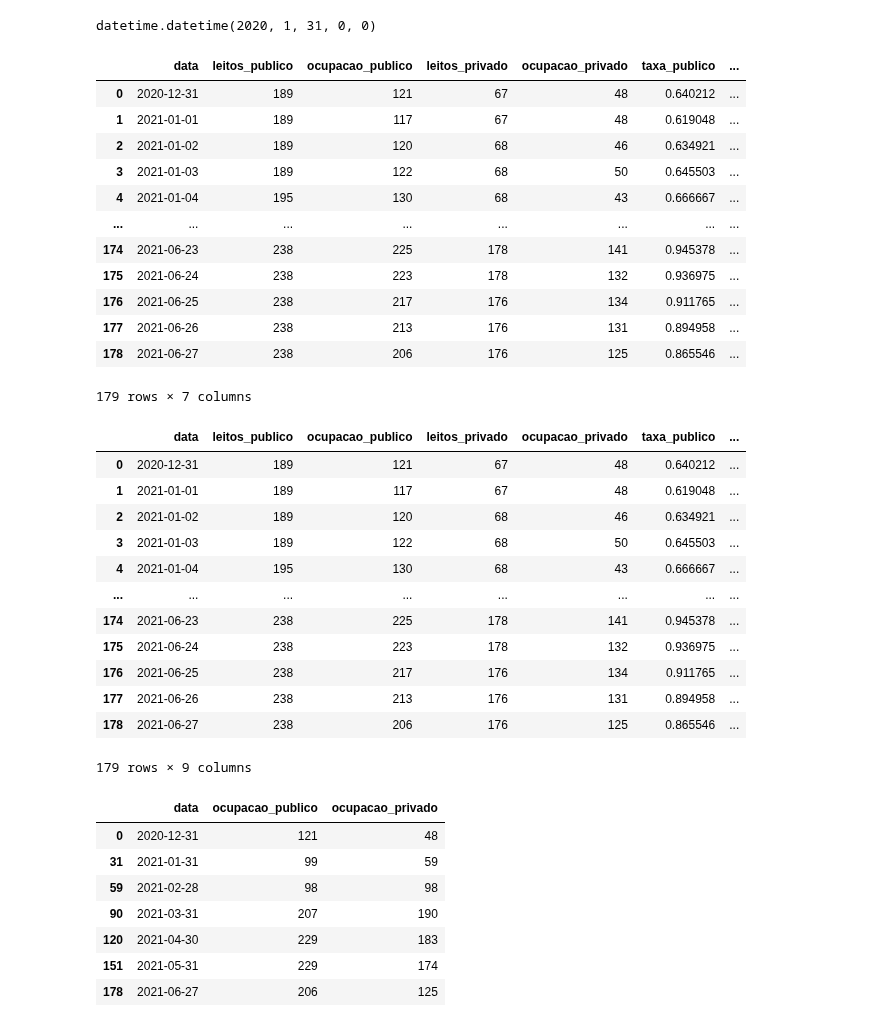
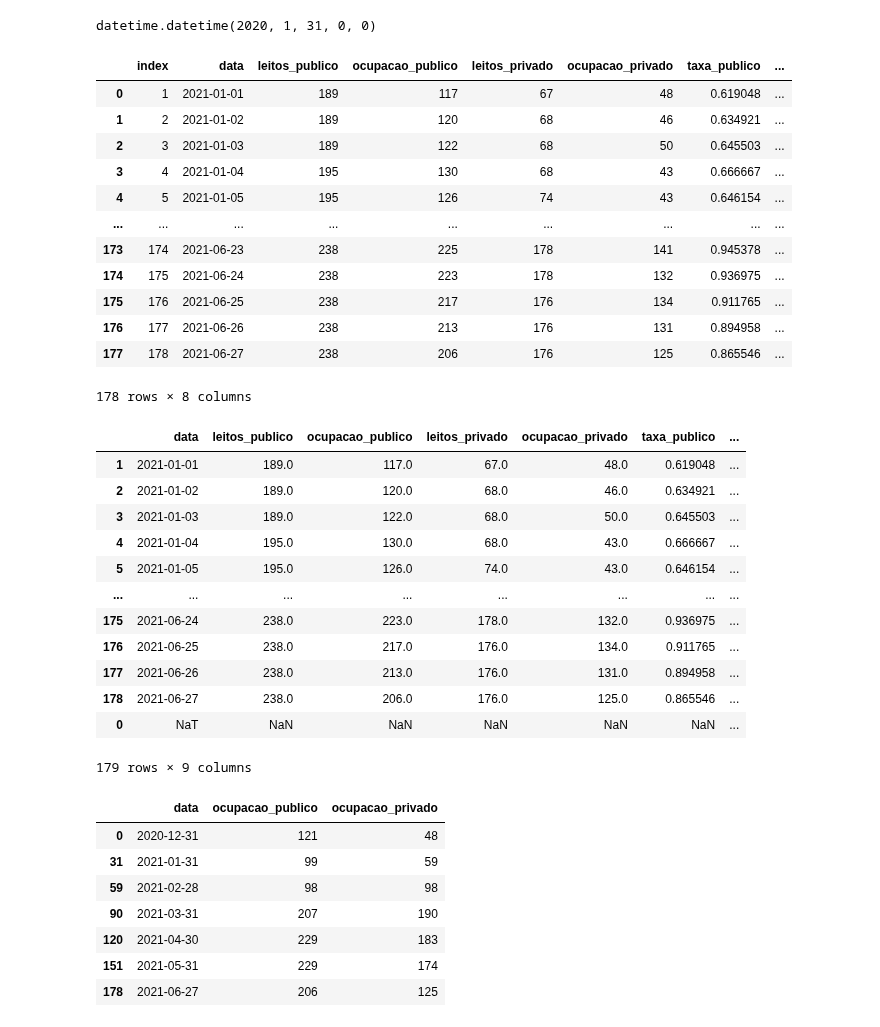
Before and after one commit to adolfoguimaraes/covid19_vacinacao, a Jupyter notebook: Sergipe/processar_outros_dados.ipynb, the cells around one changed output. Cells and saved outputs as stored; diff of their text form; code cells hidden in the pictures.

```diff
--- a/Sergipe/processar_outros_dados.ipynb
+++ b/Sergipe/processar_outros_dados.ipynb
@@ -145,31 +145,33 @@ datetime.datetime(2020, 1, 31, 0, 0)
 # %%
 map_columns = {
     'Data': 'data',
     'Leitos Pública': 'leitos_publico',
     'Ocupação pública': 'ocupacao_publico',
     'Leitos Privada': 'leitos_privado',
     'Ocupação Privada': 'ocupacao_privado',
     '% Pública': 'taxa_publico',
     '% Privada': 'taxa_privado'
 }
 
 dados_uti = pd.read_excel("data_boletim/ocupacao_uti.xlsx")
 dados_uti.rename(columns=map_columns, inplace=True)
+dados_uti = dados_uti.iloc[1:]
+dados_uti.reset_index(inplace=True)
 dados_uti
 # %% [output]
-|  | data | leitos_publico | ocupacao_publico | leitos_privado | ocupacao_privado | taxa_publico | ... |
-| 0 | 2020-12-31 | 189 | 121 | 67 | 48 | 0.640212 | ... |
-| 1 | 2021-01-01 | 189 | 117 | 67 | 48 | 0.619048 | ... |
-| 2 | 2021-01-02 | 189 | 120 | 68 | 46 | 0.634921 | ... |
-| 3 | 2021-01-03 | 189 | 122 | 68 | 50 | 0.645503 | ... |
-| 4 | 2021-01-04 | 195 | 130 | 68 | 43 | 0.666667 | ... |
-| ... | ... | ... | ... | ... | ... | ... | ... |
-| 174 | 2021-06-23 | 238 | 225 | 178 | 141 | 0.945378 | ... |
-| 175 | 2021-06-24 | 238 | 223 | 178 | 132 | 0.936975 | ... |
-| 176 | 2021-06-25 | 238 | 217 | 176 | 134 | 0.911765 | ... |
-| 177 | 2021-06-26 | 238 | 213 | 176 | 131 | 0.894958 | ... |
-| 178 | 2021-06-27 | 238 | 206 | 176 | 125 | 0.865546 | ... |
+|  | index | data | leitos_publico | ocupacao_publico | leitos_privado | ocupacao_privado | taxa_publico | ... |
+| 0 | 1 | 2021-01-01 | 189 | 117 | 67 | 48 | 0.619048 | ... |
+| 1 | 2 | 2021-01-02 | 189 | 120 | 68 | 46 | 0.634921 | ... |
+| 2 | 3 | 2021-01-03 | 189 | 122 | 68 | 50 | 0.645503 | ... |
+| 3 | 4 | 2021-01-04 | 195 | 130 | 68 | 43 | 0.666667 | ... |
+| 4 | 5 | 2021-01-05 | 195 | 126 | 74 | 43 | 0.646154 | ... |
+| ... | ... | ... | ... | ... | ... | ... | ... | ... |
+| 173 | 174 | 2021-06-23 | 238 | 225 | 178 | 141 | 0.945378 | ... |
+| 174 | 175 | 2021-06-24 | 238 | 223 | 178 | 132 | 0.936975 | ... |
+| 175 | 176 | 2021-06-25 | 238 | 217 | 176 | 134 | 0.911765 | ... |
+| 176 | 177 | 2021-06-26 | 238 | 213 | 176 | 131 | 0.894958 | ... |
+| 177 | 178 | 2021-06-27 | 238 | 206 | 176 | 125 | 0.865546 | ... |
-179 rows × 7 columns
+178 rows × 8 columns
 # %%
 dados_uti.to_csv("output/historico_uti.csv", index=False)
 # %%
@@ -180,17 +182,17 @@ dados_uti.loc[list(dados_uti.index)[-1], 'compare'] = True
 dados_uti
 # %% [output]
 |  | data | leitos_publico | ocupacao_publico | leitos_privado | ocupacao_privado | taxa_publico | ... |
-| 0 | 2020-12-31 | 189 | 121 | 67 | 48 | 0.640212 | ... |
-| 1 | 2021-01-01 | 189 | 117 | 67 | 48 | 0.619048 | ... |
-| 2 | 2021-01-02 | 189 | 120 | 68 | 46 | 0.634921 | ... |
-| 3 | 2021-01-03 | 189 | 122 | 68 | 50 | 0.645503 | ... |
-| 4 | 2021-01-04 | 195 | 130 | 68 | 43 | 0.666667 | ... |
+| 1 | 2021-01-01 | 189.0 | 117.0 | 67.0 | 48.0 | 0.619048 | ... |
+| 2 | 2021-01-02 | 189.0 | 120.0 | 68.0 | 46.0 | 0.634921 | ... |
+| 3 | 2021-01-03 | 189.0 | 122.0 | 68.0 | 50.0 | 0.645503 | ... |
+| 4 | 2021-01-04 | 195.0 | 130.0 | 68.0 | 43.0 | 0.666667 | ... |
+| 5 | 2021-01-05 | 195.0 | 126.0 | 74.0 | 43.0 | 0.646154 | ... |
 | ... | ... | ... | ... | ... | ... | ... | ... |
-| 174 | 2021-06-23 | 238 | 225 | 178 | 141 | 0.945378 | ... |
-| 175 | 2021-06-24 | 238 | 223 | 178 | 132 | 0.936975 | ... |
-| 176 | 2021-06-25 | 238 | 217 | 176 | 134 | 0.911765 | ... |
-| 177 | 2021-06-26 | 238 | 213 | 176 | 131 | 0.894958 | ... |
-| 178 | 2021-06-27 | 238 | 206 | 176 | 125 | 0.865546 | ... |
+| 175 | 2021-06-24 | 238.0 | 223.0 | 178.0 | 132.0 | 0.936975 | ... |
+| 176 | 2021-06-25 | 238.0 | 217.0 | 176.0 | 134.0 | 0.911765 | ... |
+| 177 | 2021-06-26 | 238.0 | 213.0 | 176.0 | 131.0 | 0.894958 | ... |
+| 178 | 2021-06-27 | 238.0 | 206.0 | 176.0 | 125.0 | 0.865546 | ... |
+| 0 | NaT | NaN | NaN | NaN | NaN | NaN | ... |
 179 rows × 9 columns
 # %%
 dados_uti_month = dados_uti[dados_uti['compare'] == True]
```
Also changed, not shown: 2 other files.
